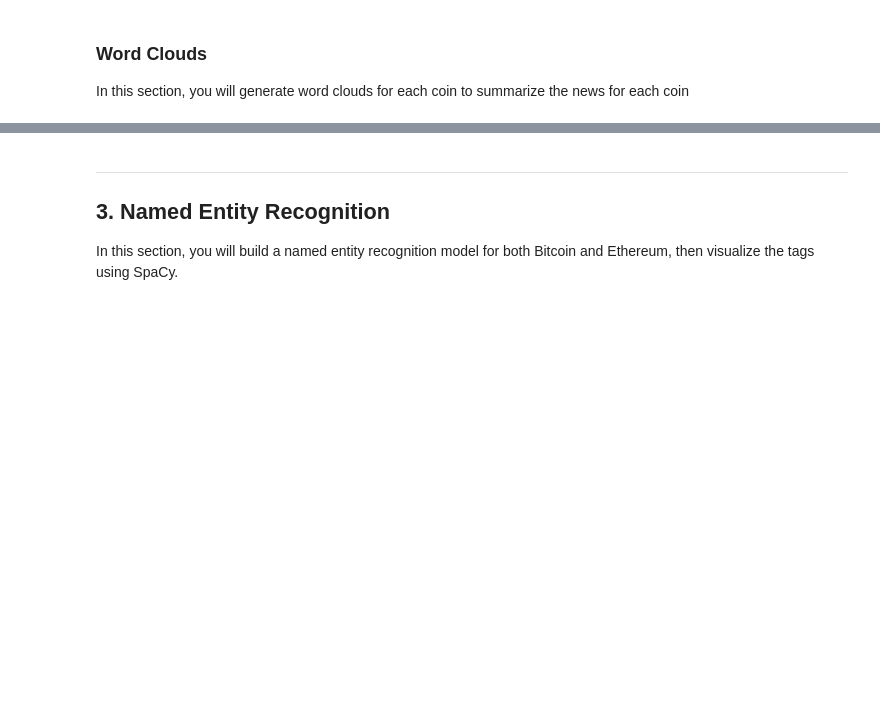
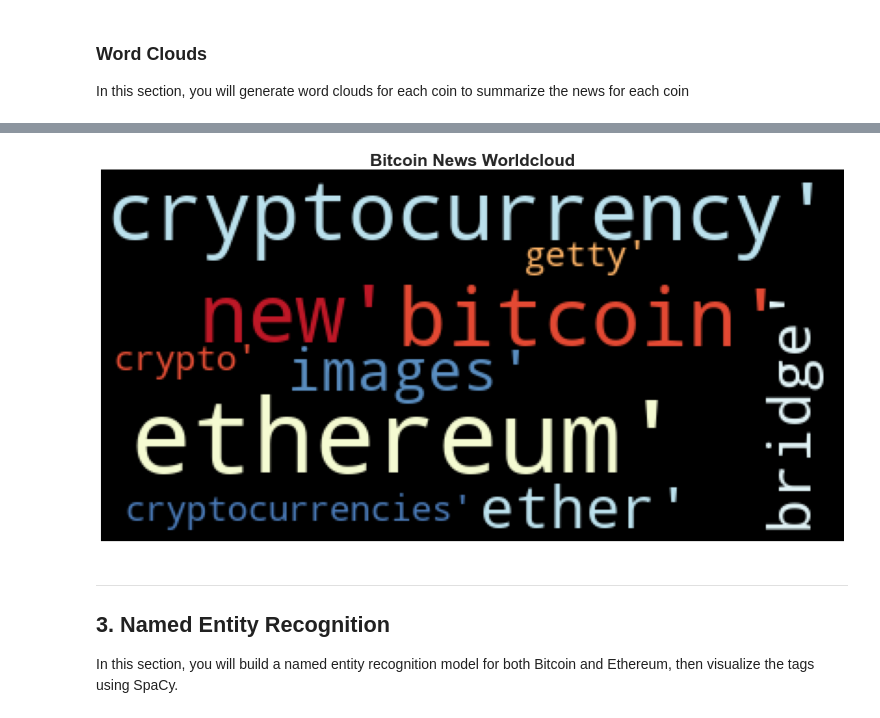
Before and after one commit to MoBerr/Tales-from-the-Crypto, a Jupyter notebook: Starter_Code/crypto_sentiment.ipynb, the cells around one changed output, grey strips where cells are left out. Cells and saved outputs as stored; diff of their text form; code cells hidden in the pictures; blank space fills up the shorter version.

```diff
--- a/Starter_Code/crypto_sentiment.ipynb
+++ b/Starter_Code/crypto_sentiment.ipynb
@@ -305,3 +326,6 @@ def token_count(tokens, N=3):
 # %%
 # Use token_count to get the top 10 words for Ethereum
-# YOUR CODE HERE!
+eth_all = tokenizer(ethereum_df["text"].str.cat())
+
+result_top10_eth = token_count(eth_all, 10)
+print(result_top10_eth)
@@ -326,3 +359,16 @@ mpl.rcParams['figure.figsize'] = [20.0, 10.0]
+# %%
+# Generate the Ethereum word cloud
+terms_list = str(result_top10_eth)
+
+# Create the word cloud
+wordcloud = WordCloud(colormap="RdYlBu").generate(terms_list)
+plt.imshow(wordcloud)
+plt.axis("off")
+fontdict = {"fontsize": 25, "fontweight": "bold"}
+plt.title("Bitcoin News Worldcloud", fontdict=fontdict)
+plt.show()
+# %% [output]
+[figure, added]
 # %% [markdown]
 ---
 ## 3. Named Entity Recognition
```
Also changed, not shown: parts of 18 cells of this notebook.
